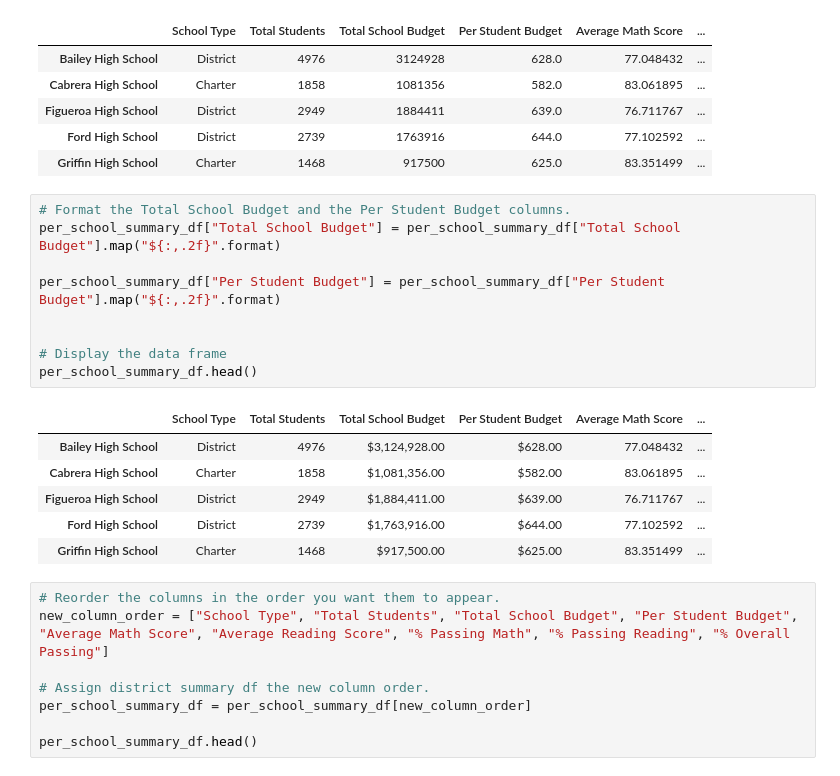
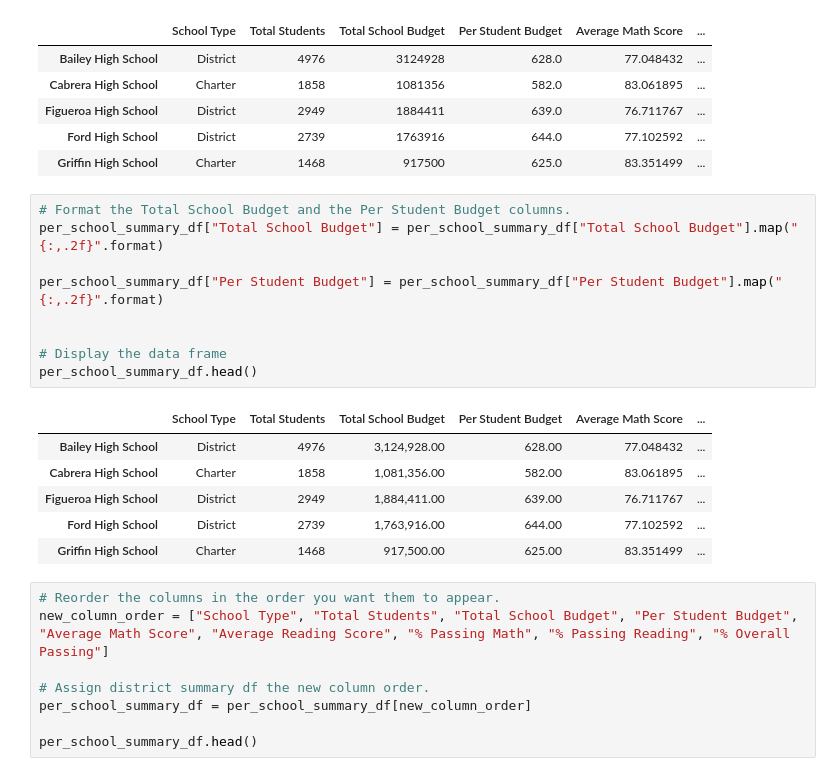
Before and after one commit to arelysrsd87/School-District-Analysis, a Jupyter notebook: PyCitySchools.ipynb, the cells around one changed output. Cells and saved outputs as stored; diff of their text form.

```diff
--- a/PyCitySchools.ipynb
+++ b/PyCitySchools.ipynb
@@ -800,20 +800,20 @@ per_school_summary_df.head()
 | Griffin High School | Charter | 1468 | 917500 | 625.0 | 83.351499 | ... |
 # %%
 # Format the Total School Budget and the Per Student Budget columns.
-per_school_summary_df["Total School Budget"] = per_school_summary_df["Total School Budget"].map("${:,.2f}".format)
+per_school_summary_df["Total School Budget"] = per_school_summary_df["Total School Budget"].map("{:,.2f}".format)
 
-per_school_summary_df["Per Student Budget"] = per_school_summary_df["Per Student Budget"].map("${:,.2f}".format)
+per_school_summary_df["Per Student Budget"] = per_school_summary_df["Per Student Budget"].map("{:,.2f}".format)
 
 
 # Display the data frame
 per_school_summary_df.head()
 # %% [output]
 |  | School Type | Total Students | Total School Budget | Per Student Budget | Average Math Score | ... |
-| Bailey High School | District | 4976 | $3,124,928.00 | $628.00 | 77.048432 | ... |
-| Cabrera High School | Charter | 1858 | $1,081,356.00 | $582.00 | 83.061895 | ... |
-| Figueroa High School | District | 2949 | $1,884,411.00 | $639.00 | 76.711767 | ... |
-| Ford High School | District | 2739 | $1,763,916.00 | $644.00 | 77.102592 | ... |
-| Griffin High School | Charter | 1468 | $917,500.00 | $625.00 | 83.351499 | ... |
+| Bailey High School | District | 4976 | 3,124,928.00 | 628.00 | 77.048432 | ... |
+| Cabrera High School | Charter | 1858 | 1,081,356.00 | 582.00 | 83.061895 | ... |
+| Figueroa High School | District | 2949 | 1,884,411.00 | 639.00 | 76.711767 | ... |
+| Ford High School | District | 2739 | 1,763,916.00 | 644.00 | 77.102592 | ... |
+| Griffin High School | Charter | 1468 | 917,500.00 | 625.00 | 83.351499 | ... |
 # %%
 # Reorder the columns in the order you want them to appear.
 new_column_order = ["School Type", "Total Students", "Total School Budget", "Per Student Budget", "Average Math Score", "Average Reading Score", "% Passing Math", "% Passing Reading", "% Overall Passing"]
```
